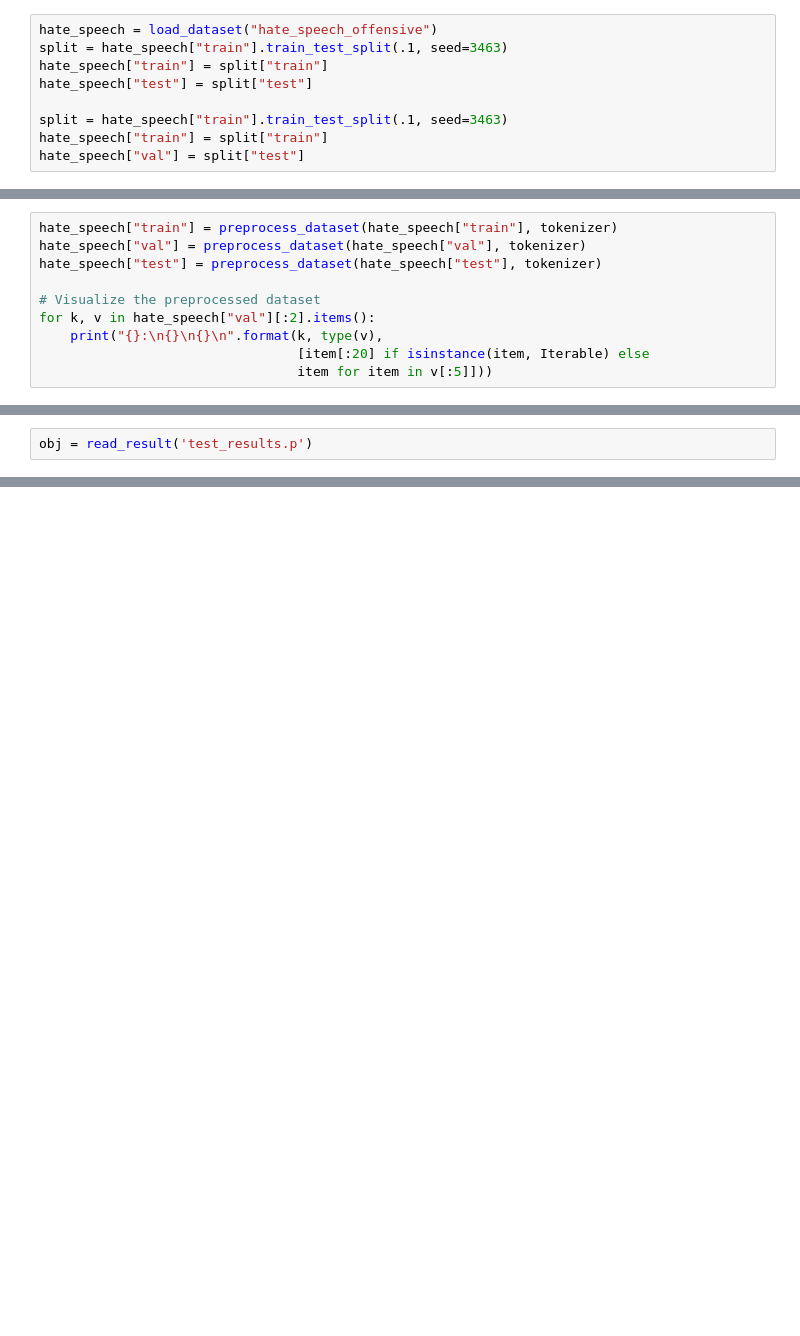
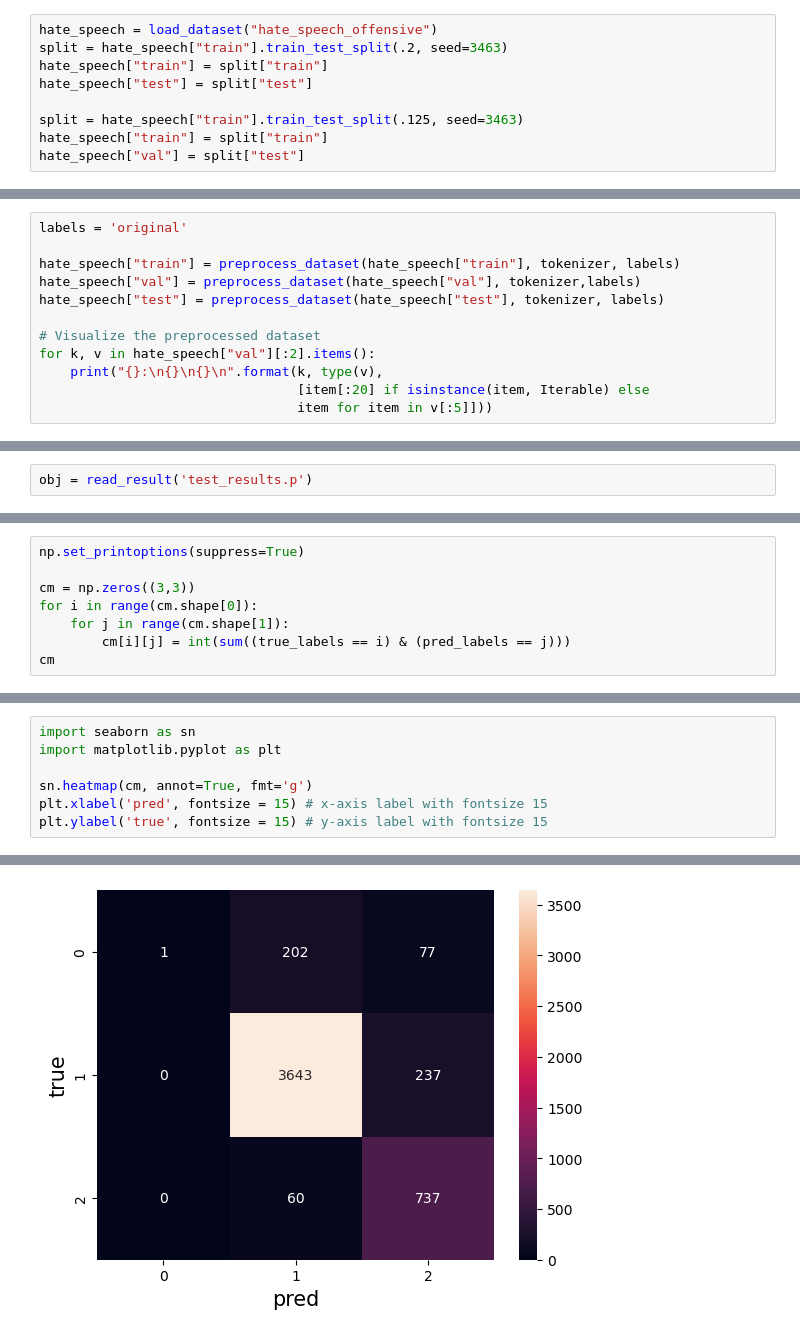
Before and after one commit to jl11390/project_1012, a Jupyter notebook: project.ipynb, the cells around one changed output, grey strips where cells are left out. Drawn from its saved outputs; the diff is of its cells as text; blank space fills up the shorter version.

Commit message:
original class model

```diff
--- a/project.ipynb
+++ b/project.ipynb
@@ -12,11 +12,11 @@ from train_model import init_model, preprocess_dataset, init_trainer
 from test_model import init_tester
 # %%
 hate_speech = load_dataset("hate_speech_offensive")
-split = hate_speech["train"].train_test_split(.1, seed=3463)
+split = hate_speech["train"].train_test_split(.2, seed=3463)
 hate_speech["train"] = split["train"]
 hate_speech["test"] = split["test"]
 
-split = hate_speech["train"].train_test_split(.1, seed=3463)
+split = hate_speech["train"].train_test_split(.125, seed=3463)
 hate_speech["train"] = split["train"]
 hate_speech["val"] = split["test"]
 # %% [output]
@@ -29,9 +44,11 @@ tokenizer = AutoTokenizer.from_pretrained("vinai/bertweet-base")
 emoji is not installed, thus not converting emoticons or emojis into text. Install emoji: pip3 install emoji==0.6.0
 Special tokens have been added in the vocabulary, make sure the associated word embeddings are fine-tuned or trained.
 # %%
-hate_speech["train"] = preprocess_dataset(hate_speech["train"], tokenizer)
-hate_speech["val"] = preprocess_dataset(hate_speech["val"], tokenizer)
-hate_speech["test"] = preprocess_dataset(hate_speech["test"], tokenizer)
+labels = 'original'
+
+hate_speech["train"] = preprocess_dataset(hate_speech["train"], tokenizer, labels)
+hate_speech["val"] = preprocess_dataset(hate_speech["val"], tokenizer,labels)
+hate_speech["test"] = preprocess_dataset(hate_speech["test"], tokenizer, labels)
 
 # Visualize the preprocessed dataset
 for k, v in hate_speech["val"][:2].items():
@@ -120,0 +102,8 @@ array(['Up early then a bitch driving to denton omg can I move already',
+# %%
+np.set_printoptions(suppress=True)
+
+cm = np.zeros((3,3))
+for i in range(cm.shape[0]):
+    for j in range(cm.shape[1]):
+        cm[i][j] = int(sum((true_labels == i) & (pred_labels == j)))
+cm
@@ -120,0 +114,8 @@ array(['Up early then a bitch driving to denton omg can I move already',
+# %%
+import seaborn as sn
+import matplotlib.pyplot as plt
+
+sn.heatmap(cm, annot=True, fmt='g')
+plt.xlabel('pred', fontsize = 15) # x-axis label with fontsize 15
+plt.ylabel('true', fontsize = 15) # y-axis label with fontsize 15
+# %% [output]
@@ -120,0 +123 @@ array(['Up early then a bitch driving to denton omg can I move already',
+[figure, added]
```
Also changed, not shown: parts of 16 cells of this notebook, 3 other files.
